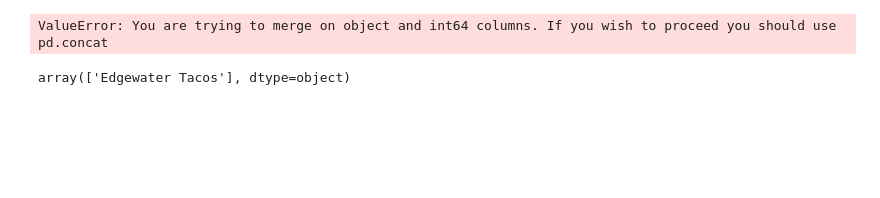
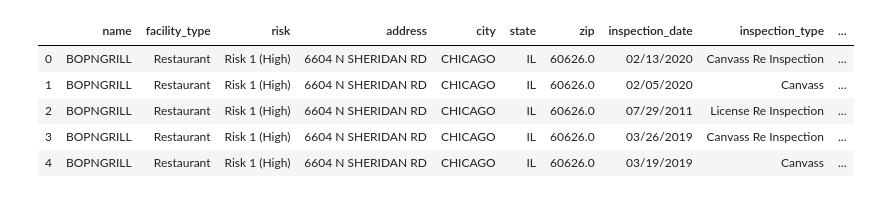
Before and after one commit to nmajeski/etl-challenge, a Jupyter notebook: ETL-Project.ipynb, the cells around one changed output. Saved outputs shown, nothing was run; the diff lists cells and outputs as text; code cells hidden in the pictures; blank space fills up the shorter version.

```diff
--- a/ETL-Project.ipynb
+++ b/ETL-Project.ipynb
@@ -165,9 +125,20 @@ dfand
-# %%
-merged_df = df3.join(fidf, how = 'inner', on = ['address1'])
-merged_df
-# %% [output]
-ValueError: You are trying to merge on object and int64 columns. If you wish to proceed you should use pd.concat
-# %%
-merged_df['name_x'].unique()
-# %% [output]
-array(['Edgewater Tacos'], dtype=object)
+# %%
+df3['address1']= df3['address1'].str.strip()
+fidf['address1']= fidf['address1'].str.strip()
+# %%
+merged_df = pd.merge(fidf, df3, on=['name', 'address1'], how='inner')
+# %%
+merged_df.columns
+restaurant_violations_df = merged_df[['name', 'Facility Type',
+       'Risk', 'address1', 'City', 'State', 'Zip', 'Inspection Date',
+       'Inspection Type', 'Results', 'Violations', 'Latitude', 'Longitude',
+       'review_count', 'rating', 'price']].copy()
+restaurant_violations_df = restaurant_violations_df.rename(columns={"Facility Type": "facility_type", "Risk": "risk", "address1": "address", "City": "city", "State": "state", "Zip": "zip", "Inspection Date": "inspection_date", "Inspection Type": "inspection_type", "Results": "results", "Violations": "violations", "Latitude": "latitude", "Longitude": "longitude"})
+restaurant_violations_df.head()
+# %% [output]
+|  | name | facility_type | risk | address | city | state | zip | inspection_date | inspection_type | ... |
+| 0 | BOPNGRILL | Restaurant | Risk 1 (High) | 6604 N SHERIDAN RD | CHICAGO | IL | 60626.0 | 02/13/2020 | Canvass Re Inspection | ... |
+| 1 | BOPNGRILL | Restaurant | Risk 1 (High) | 6604 N SHERIDAN RD | CHICAGO | IL | 60626.0 | 02/05/2020 | Canvass | ... |
+| 2 | BOPNGRILL | Restaurant | Risk 1 (High) | 6604 N SHERIDAN RD | CHICAGO | IL | 60626.0 | 07/29/2011 | License Re Inspection | ... |
+| 3 | BOPNGRILL | Restaurant | Risk 1 (High) | 6604 N SHERIDAN RD | CHICAGO | IL | 60626.0 | 03/26/2019 | Canvass Re Inspection | ... |
+| 4 | BOPNGRILL | Restaurant | Risk 1 (High) | 6604 N SHERIDAN RD | CHICAGO | IL | 60626.0 | 03/19/2019 | Canvass | ... |
```
Also changed, not shown: parts of 11 cells of this notebook.
